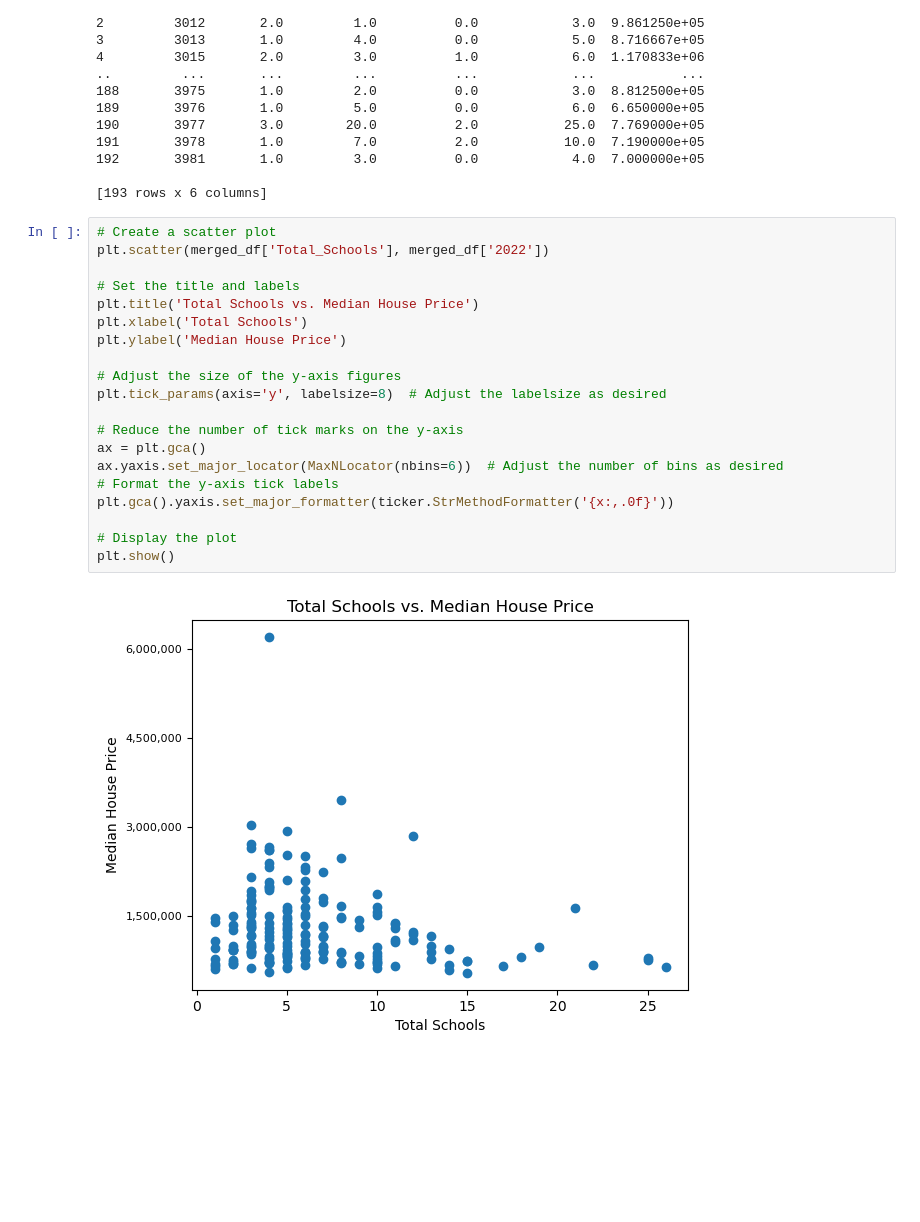
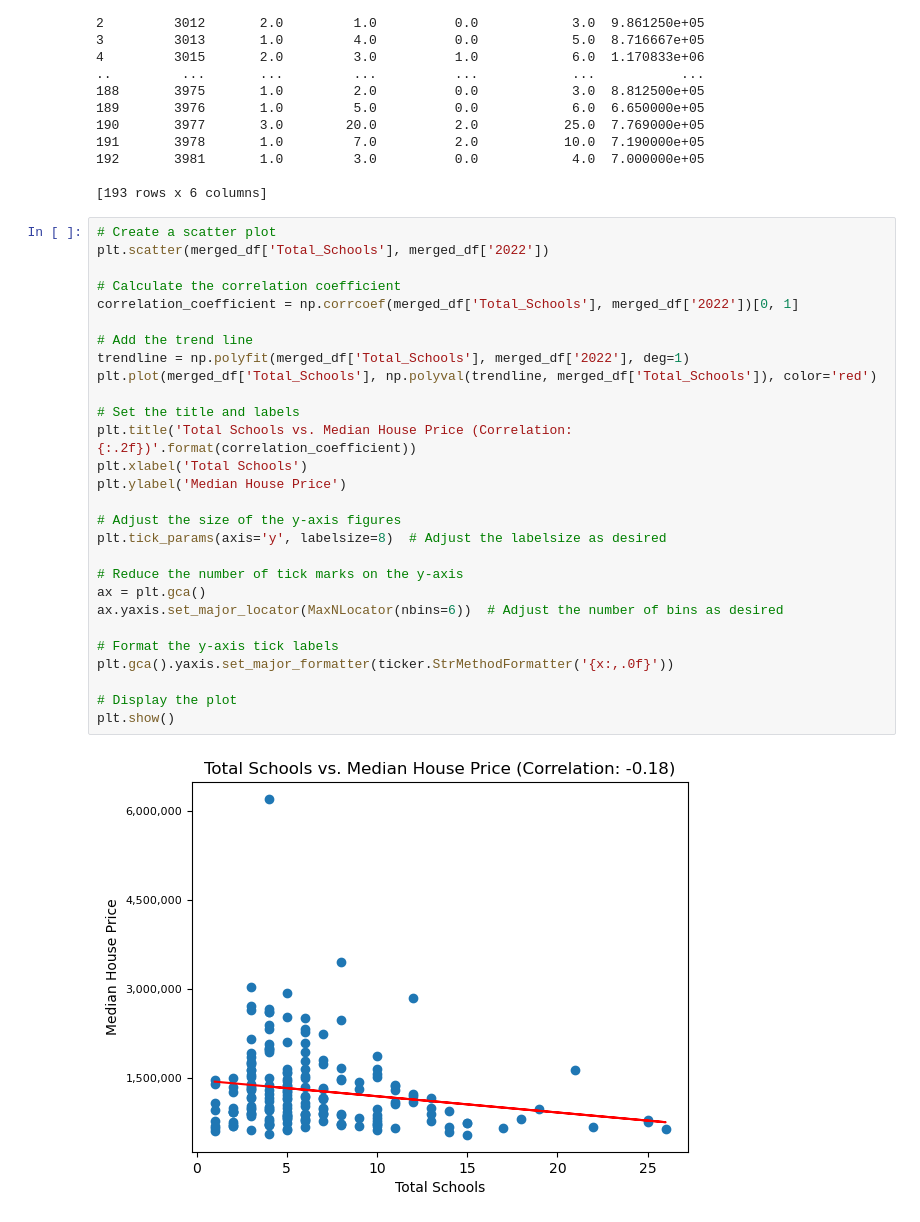
Before and after one commit to Kakhai1/bootcamp_project, a Jupyter notebook: Analysis_School_Data_KT.ipynb, the cells around one changed output. Drawn from its saved outputs; the diff is of its cells as text; blank space fills up the shorter version.

```diff
--- a/Analysis_School_Data_KT.ipynb
+++ b/Analysis_School_Data_KT.ipynb
@@ -358,25 +382,33 @@ print(merged_df)
 # %%
 # Create a scatter plot
 plt.scatter(merged_df['Total_Schools'], merged_df['2022'])
 
+# Calculate the correlation coefficient
+correlation_coefficient = np.corrcoef(merged_df['Total_Schools'], merged_df['2022'])[0, 1]
+
+# Add the trend line
+trendline = np.polyfit(merged_df['Total_Schools'], merged_df['2022'], deg=1)
+plt.plot(merged_df['Total_Schools'], np.polyval(trendline, merged_df['Total_Schools']), color='red')
+
 # Set the title and labels
-plt.title('Total Schools vs. Median House Price')
+plt.title('Total Schools vs. Median House Price (Correlation: {:.2f})'.format(correlation_coefficient))
 plt.xlabel('Total Schools')
 plt.ylabel('Median House Price')
 
 # Adjust the size of the y-axis figures
 plt.tick_params(axis='y', labelsize=8)  # Adjust the labelsize as desired
 
 # Reduce the number of tick marks on the y-axis
 ax = plt.gca()
 ax.yaxis.set_major_locator(MaxNLocator(nbins=6))  # Adjust the number of bins as desired
+
 # Format the y-axis tick labels
 plt.gca().yaxis.set_major_formatter(ticker.StrMethodFormatter('{x:,.0f}'))
 
 # Display the plot
 plt.show()
 # %% [output]
-[figure, old version]
+[figure, new version]
 # %%
 # Create a scatter plot
 plt.scatter(merged_df['Government'], merged_df['2022'])
```
Also changed, not shown: parts of 5 cells of this notebook.
